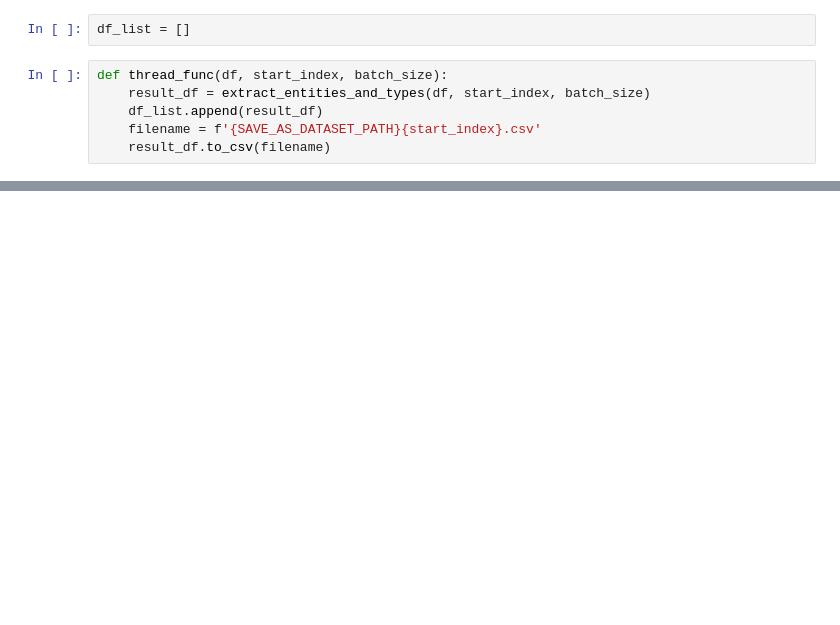
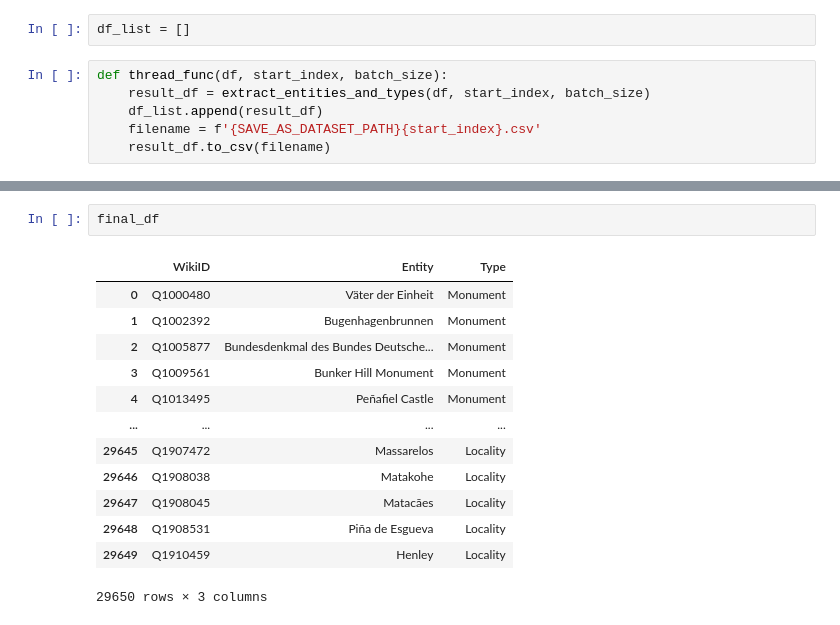
Before and after one commit to DivyaDharani/Knowledge-Graph-based-Web-Content-Recommendation, a Jupyter notebook: Dataset_preparing.ipynb, the cells around one changed output, grey strips where cells are left out. Saved outputs shown, nothing was run; the diff lists cells and outputs as text; blank space fills up the shorter version.

```diff
--- a/Dataset_preparing.ipynb
+++ b/Dataset_preparing.ipynb
@@ -49,0 +115,16 @@ starting with index 2300000 and end index 2320009
+# %%
+final_df
+# %% [output]
+|  | WikiID | Entity | Type |
+| 0 | Q1000480 | Väter der Einheit | Monument |
+| 1 | Q1002392 | Bugenhagenbrunnen | Monument |
+| 2 | Q1005877 | Bundesdenkmal des Bundes Deutsche... | Monument |
+| 3 | Q1009561 | Bunker Hill Monument | Monument |
+| 4 | Q1013495 | Peñafiel Castle | Monument |
+| ... | ... | ... | ... |
+| 29645 | Q1907472 | Massarelos | Locality |
+| 29646 | Q1908038 | Matakohe | Locality |
+| 29647 | Q1908045 | Matacães | Locality |
+| 29648 | Q1908531 | Piña de Esgueva | Locality |
+| 29649 | Q1910459 | Henley | Locality |
+29650 rows × 3 columns
```
Also changed, not shown: parts of 11 cells of this notebook.
